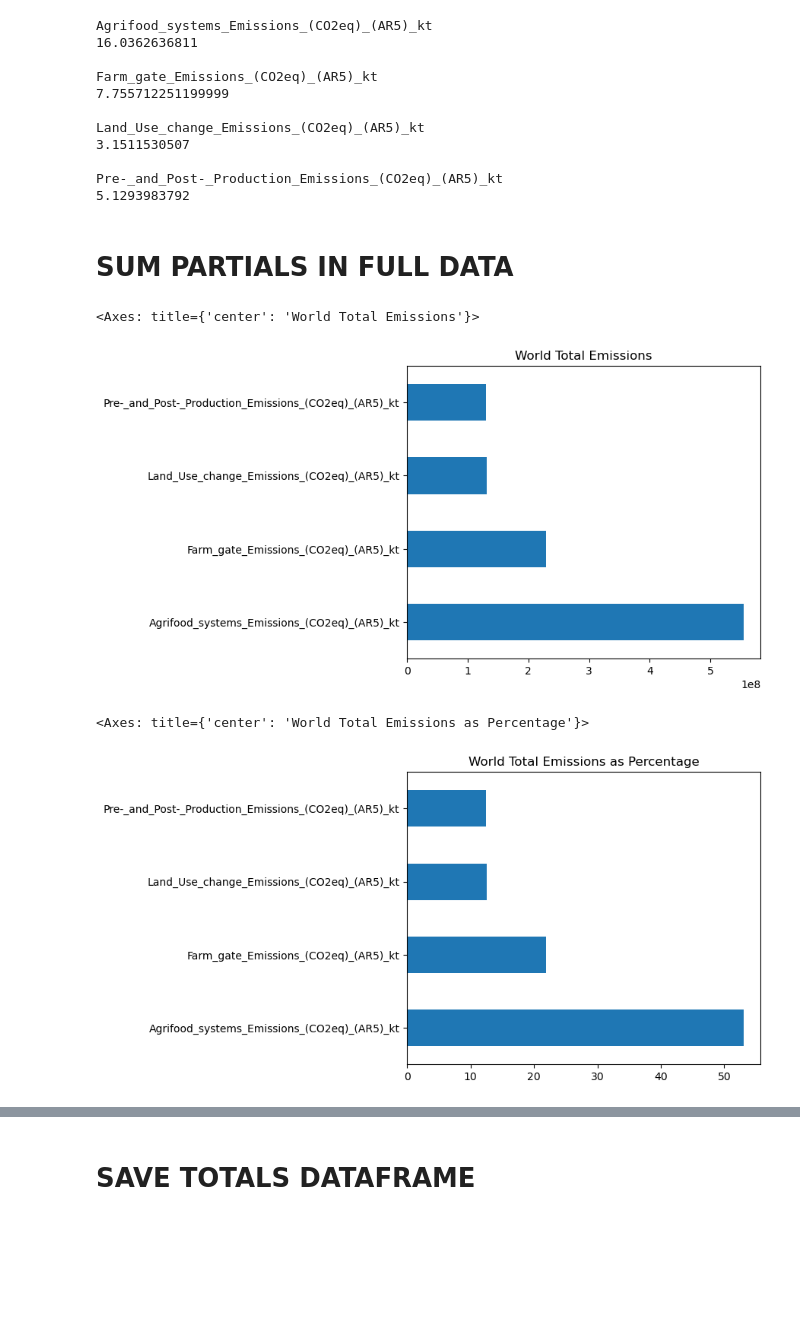
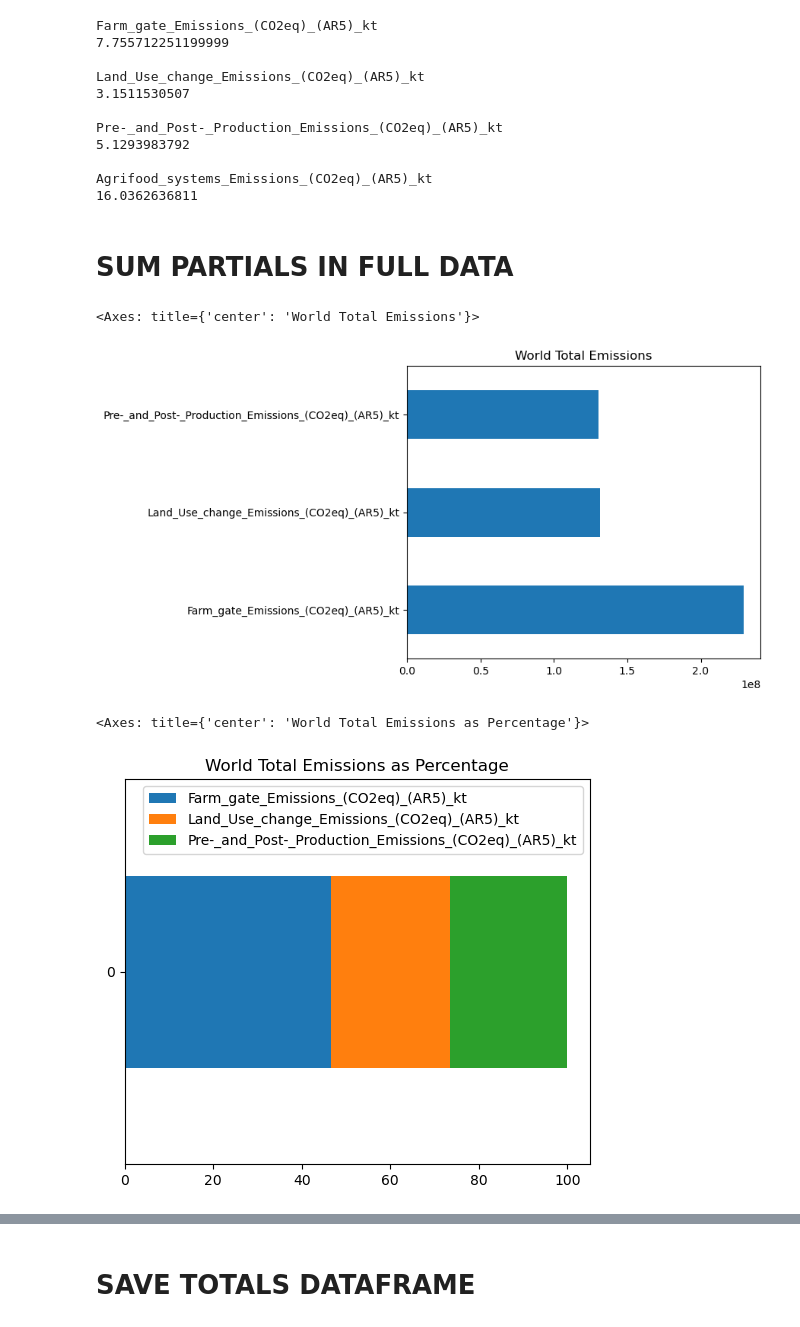
Before and after one commit to ezemriv/FAO-Food-CO2-Footprint, a Jupyter notebook: country_emissions/01.6_grouping_emissions.ipynb, the cells around one changed output, grey strips where cells are left out. Drawn from its saved outputs; the diff is of its cells as text; code cells hidden in the pictures; blank space fills up the shorter version.

Commit message:
all columns left for clustering

```diff
--- a/country_emissions/01.6_grouping_emissions.ipynb
+++ b/country_emissions/01.6_grouping_emissions.ipynb
@@ -7,23 +7,23 @@ warnings.filterwarnings('ignore')
 # %%
 data = pd.read_parquet(r'../data/FAOSTAT/clean_data/all_tables_processed/full_country_dataset_v2_imputed.parquet')
 # %%
-new_totals = [
-    'Agrifood_systems_Emissions_(CO2eq)_(AR5)_kt',
+partial_columns = [
     'Farm_gate_Emissions_(CO2eq)_(AR5)_kt',
     'Land_Use_change_Emissions_(CO2eq)_(AR5)_kt',
     'Pre-_and_Post-_Production_Emissions_(CO2eq)_(AR5)_kt',
 ]
 
+sum_column = ['Agrifood_systems_Emissions_(CO2eq)_(AR5)_kt']
+
+totals_columns = partial_columns + sum_column
+
 world_2020 = data[(data['Year'] == 2020) & (data['Area Code'] == 5000)]
 
-for col in new_totals:
+for col in totals_columns:
     print(col)
     print(world_2020[col].sum()/1e6)
     print()
 # %% [output]
-Agrifood_systems_Emissions_(CO2eq)_(AR5)_kt
-16.0362636811
-
 Farm_gate_Emissions_(CO2eq)_(AR5)_kt
 7.755712251199999
 
@@ -32,22 +32,34 @@ Land_Use_change_Emissions_(CO2eq)_(AR5)_kt
 
 Pre-_and_Post-_Production_Emissions_(CO2eq)_(AR5)_kt
 5.1293983792
+
+Agrifood_systems_Emissions_(CO2eq)_(AR5)_kt
+16.0362636811
 # %% [markdown]
 # SUM PARTIALS IN FULL DATA
-# %%
-selected_columns = ['Area', 'Year', 'Area Code', 'Population_-_Est._&_Proj._Total_Population_-_Both_sexes_1000_No'] + new_totals
-
-data = data[selected_columns]
 # %%
 world = data[data['Area Code'] == 5000]
-world_totals = world[new_totals+['Area', 'Year']]
+world_totals = world[partial_columns+['Area', 'Year']]
 # %%
-world_totals[new_totals].sum().plot(kind='barh', figsize=(6, 5), title="World Total Emissions")
+world_totals[partial_columns].sum().plot(kind='barh', figsize=(6, 5), title="World Total Emissions")
 # %% [output]
 <Axes: title={'center': 'World Total Emissions'}>
-[figure, old version]
+[figure, new version]
 # %%
-(world_totals[new_totals].sum() / world_totals[new_totals].sum().sum() * 100).plot(kind='barh', figsize=(6, 5), title="World Total Emissions as Percentage")
+# Calculate the percentage contributions
+percentages = world_totals[partial_columns].sum().divide(world_totals[partial_columns].sum().sum()).mul(100)
+
+# Convert to a DataFrame with a single row
+df_percentages = pd.DataFrame(percentages).T
+
+# Plot as a single horizontal stacked bar
+df_percentages.plot(
+    kind='barh',
+    stacked=True,
+    figsize=(6, 5),
+    title="World Total Emissions as Percentage",
+    legend=True  # Show legend to differentiate segments
+)
 # %% [output]
 <Axes: title={'center': 'World Total Emissions as Percentage'}>
-[figure, old version]
+[figure, new version]
```
Also changed, not shown: parts of 1 cell of this notebook, 6 other files.
